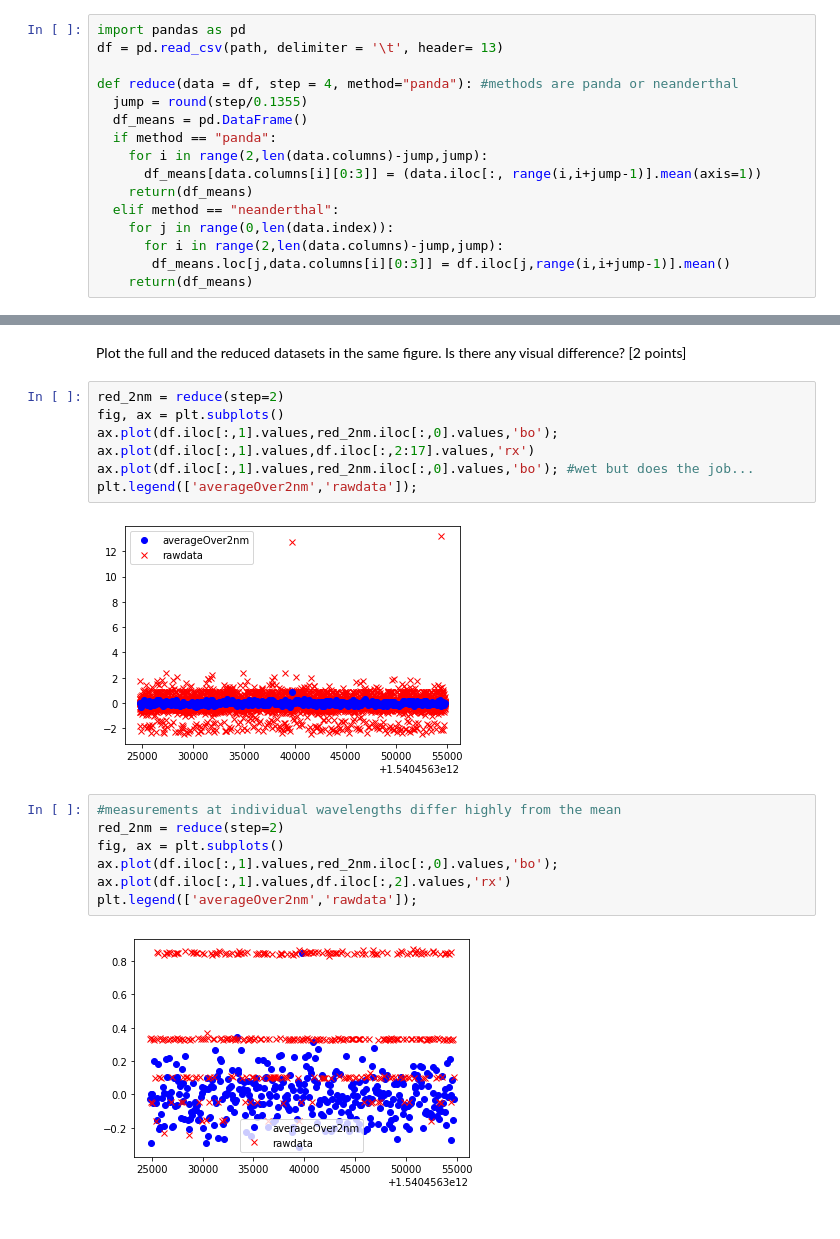
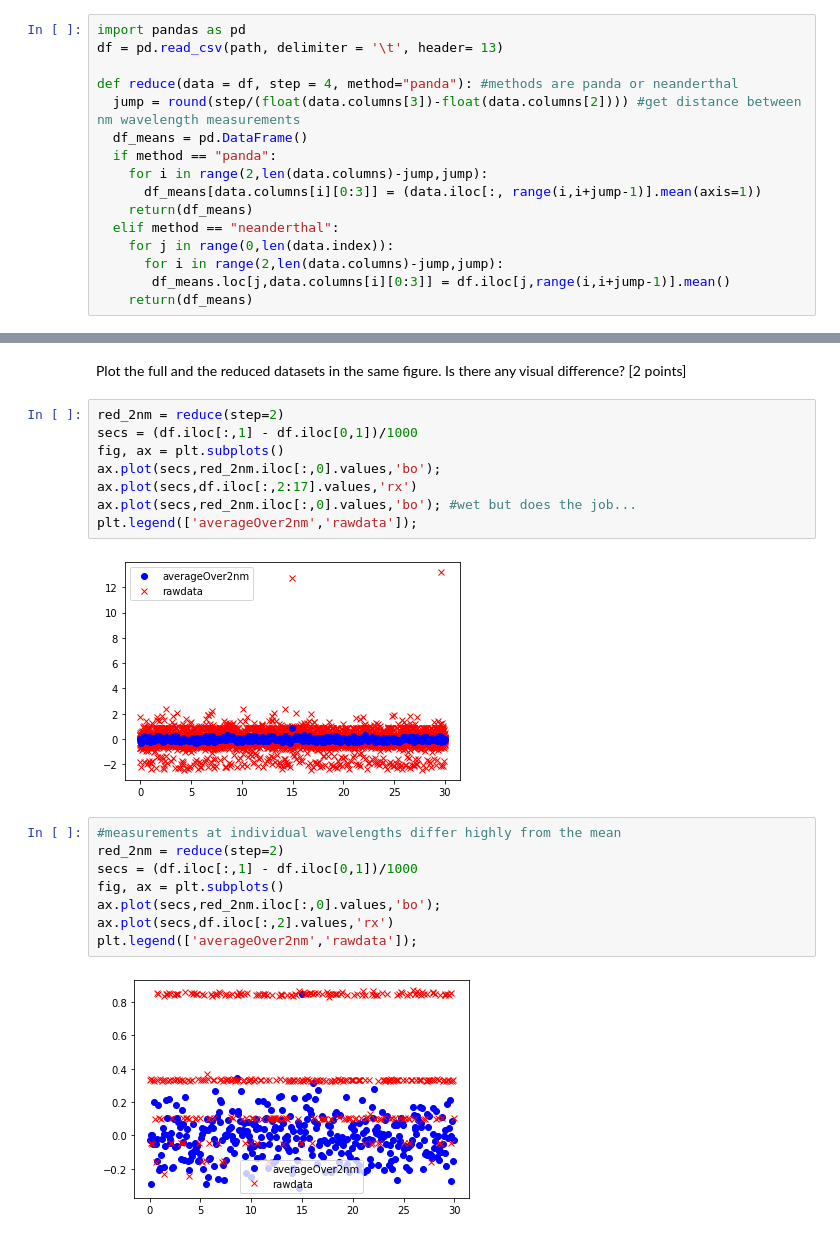
Before and after one commit to PStettler/DSF-DCBP-Philip-Stettler, a Jupyter notebook: codingTask1.ipynb, the cells around one changed output, grey strips where cells are left out. Drawn from its saved outputs; the diff is of its cells as text.

```diff
--- a/codingTask1.ipynb
+++ b/codingTask1.ipynb
@@ -47,7 +47,7 @@ import pandas as pd
 df = pd.read_csv(path, delimiter = '\t', header= 13)
 
 def reduce(data = df, step = 4, method="panda"): #methods are panda or neanderthal
-  jump = round(step/0.1355)
+  jump = round(step/(float(data.columns[3])-float(data.columns[2]))) #get distance between nm wavelength measurements
   df_means = pd.DataFrame()
   if method == "panda":
     for i in range(2,len(data.columns)-jump,jump):
@@ -110,19 +111,21 @@ difference_plt()
 Plot the full and the reduced datasets in the same figure. Is there any visual difference? [2 points]
 # %%
 red_2nm = reduce(step=2)
+secs = (df.iloc[:,1] - df.iloc[0,1])/1000
 fig, ax = plt.subplots()
-ax.plot(df.iloc[:,1].values,red_2nm.iloc[:,0].values,'bo');
-ax.plot(df.iloc[:,1].values,df.iloc[:,2:17].values,'rx')
-ax.plot(df.iloc[:,1].values,red_2nm.iloc[:,0].values,'bo'); #wet but does the job...
+ax.plot(secs,red_2nm.iloc[:,0].values,'bo');
+ax.plot(secs,df.iloc[:,2:17].values,'rx')
+ax.plot(secs,red_2nm.iloc[:,0].values,'bo'); #wet but does the job...
 plt.legend(['averageOver2nm','rawdata']);
 # %% [output]
-[figure, old version]
+[figure, new version]
 # %%
 #measurements at individual wavelengths differ highly from the mean
 red_2nm = reduce(step=2)
+secs = (df.iloc[:,1] - df.iloc[0,1])/1000
 fig, ax = plt.subplots()
-ax.plot(df.iloc[:,1].values,red_2nm.iloc[:,0].values,'bo');
-ax.plot(df.iloc[:,1].values,df.iloc[:,2].values,'rx')
+ax.plot(secs,red_2nm.iloc[:,0].values,'bo');
+ax.plot(secs,df.iloc[:,2].values,'rx')
 plt.legend(['averageOver2nm','rawdata']);
 # %% [output]
-[figure, old version]
+[figure, new version]
```
Also changed, not shown: parts of 4 cells of this notebook.
